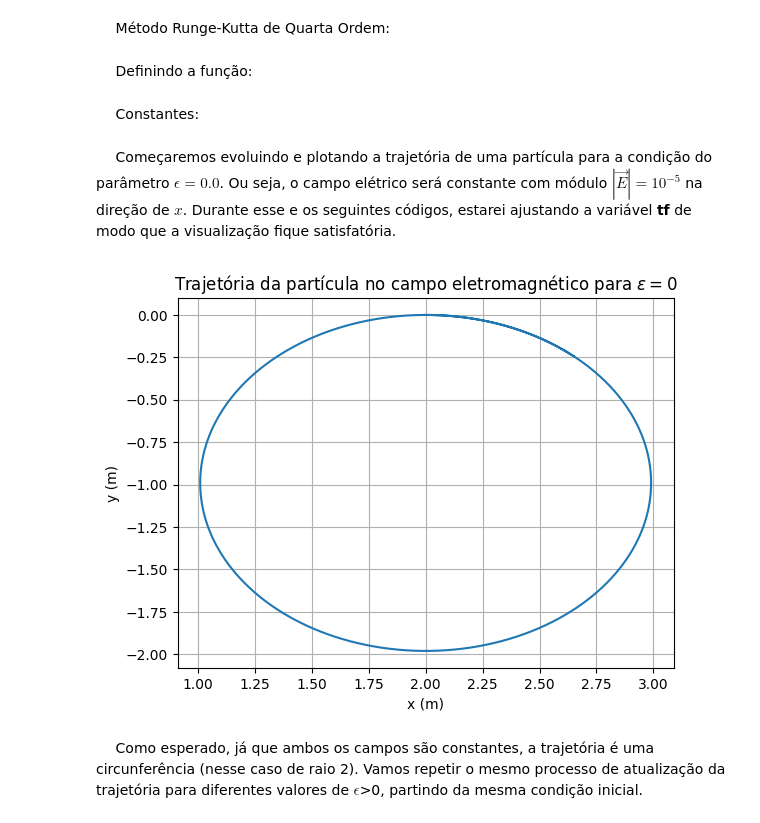
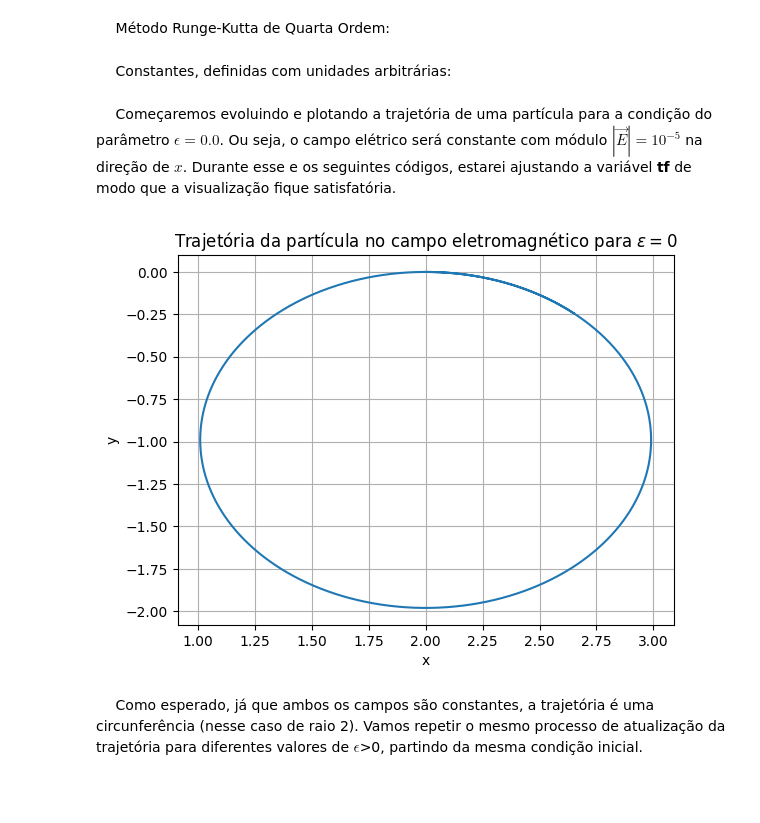
Before and after one commit to Wally-sson/pys, a Jupyter notebook: HEHEHEH PETPY.ipynb, the cells around one changed output. Cells and saved outputs as stored; diff of their text form; code cells hidden in the pictures; blank space fills up the shorter version.

```diff
--- a/HEHEHEH PETPY.ipynb
+++ b/HEHEHEH PETPY.ipynb
@@ -115,8 +115,6 @@ def R4K(r,t,dt, epsilon):
     k3 = dt*f(r + 0.5*k2, t + 0.5*dt, epsilon)
     k4 = dt*f(r + k3, t + dt, epsilon)
     return r + (1/6)*(k1 + 2*k2 + 2*k3 + k4)
-# %% [markdown]
-$\quad$ Definindo a função:
 # %% [markdown]
-$\quad$ Constantes:
+$\quad$ Constantes, definidas com unidades arbitrárias:
 # %%
@@ -128,35 +126,35 @@ $\quad$ Começaremos evoluindo e plotando a trajetória de uma partícula para a
 # %%
 x, vx, y, vy = 2.0, 0.99, 0.0, 0.0 # r = (x,vx,y,vy); condição inicial.
 
 ti = 0 # Tempo Inicial.
 tf = 7 # Tempo final.
 N = 50000 # Quantidade de passos.
 ts = np.linspace(ti,tf,N) # Discretização do tempo.
 dt = ts[1]-ts[0] # Passo de tempo.
 
 
 epsilon = 0 # Parâmetro.
 
 r = np.array([x,vx,y,vy], float) # vetor com a condição inicial.
 
 x_points = [r[0]] # Lista para armazenar os pontos x, já inicializado com o valor inicial de x.
 y_points = [r[2]] # Lista para armazenar os pontos y, já inicializado com o valor inicial de y.
 
 for t in ts:
     r = R4K(r,t,dt, epsilon) # Atualizar o valor de r(t) -> r(t+dt) pelo método de Runge-Kutta.
     x_points.append(r[0]) # Armezenar o vamor atual de x.
     y_points.append(r[2]) # Armezenar o vamor atual de y.
 
 
 # Plotagem da Solução
 plt.plot(x_points, y_points)
-plt.xlabel("x (m)")
-plt.ylabel("y (m)")
+plt.xlabel("x")
+plt.ylabel("y")
 plt.grid()
 plt.title(fr'Trajetória da partícula no campo eletromagnético para $\epsilon = {epsilon}$')
 plt.show()
 # %% [output]
-[figure, old version]
+[figure, new version]
 # %% [markdown]
 $\quad$ Como esperado, já que ambos os campos são constantes, a trajetória é uma circunferência (nesse caso de raio 2). Vamos repetir o mesmo processo de atualização da trajetória para diferentes valores de $\epsilon$>0, partindo da mesma condição inicial.
 # %%
```
Also changed, not shown: parts of 44 cells of this notebook.
